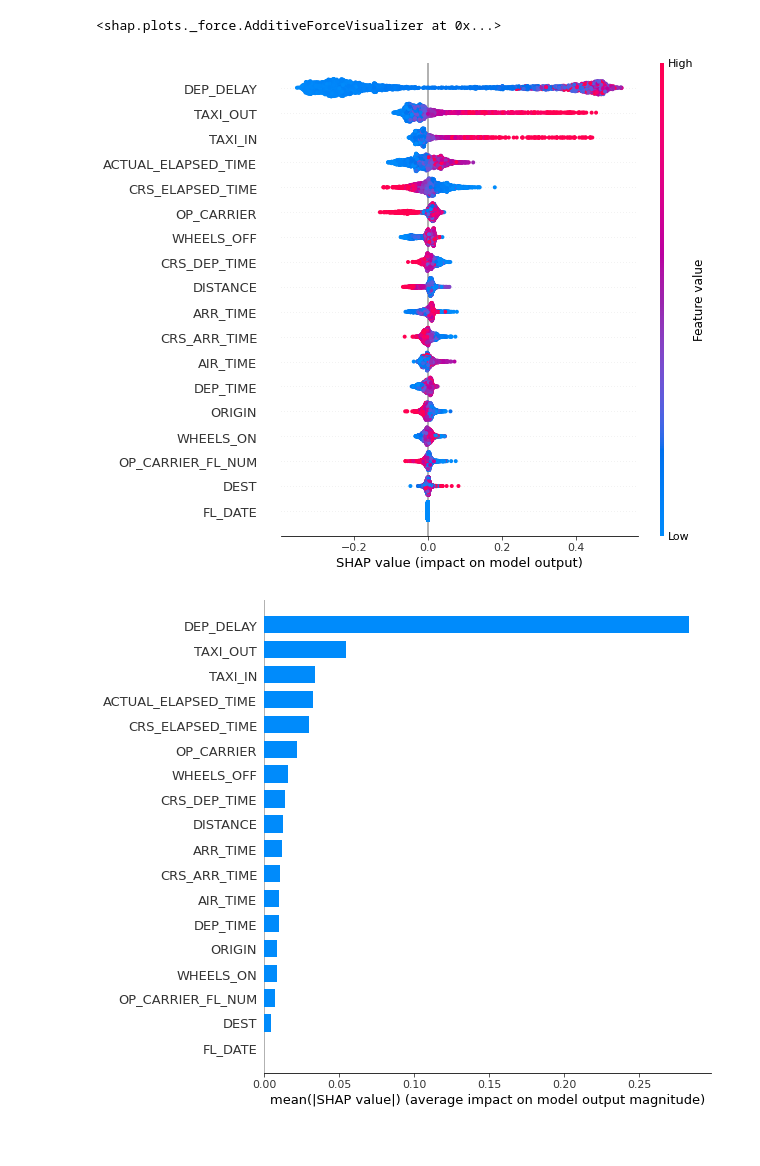
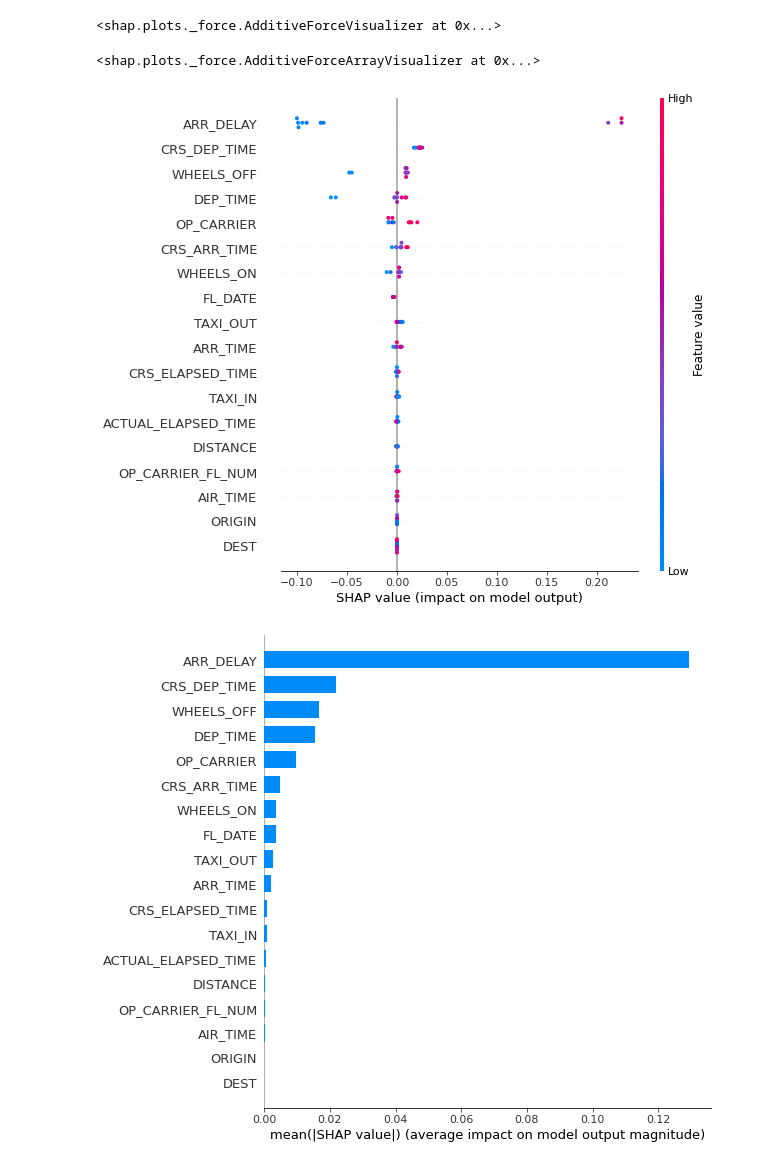
Before and after one commit to td2thinh/ElectricityConsumptionML, a Jupyter notebook: AirlinesData.ipynb, the cells around one changed output. Cells and saved outputs as stored; diff of their text form; code cells hidden in the pictures.

```diff
--- a/AirlinesData.ipynb
+++ b/AirlinesData.ipynb
@@ -2,7 +2,7 @@
 import pandas as pd
 import numpy as np
 # %%
-df = pd.read_csv("D:/game/AirlinesDATA/201810k.csv")
+df = pd.read_csv("D:/game/AirlinesDATA/2018NEW.csv")
 # %%
 df['OP_CARRIER'].replace({
     'UA':'United Airlines',
@@ -85,7 +87,7 @@ feature_cols = ['FL_DATE',
  'DEST',
  'CRS_DEP_TIME',
  'DEP_TIME',
- 'DEP_DELAY',
+ 'ARR_DELAY',
  'TAXI_OUT',
  'WHEELS_OFF',
  'WHEELS_ON',
@@ -97,9 +99,9 @@ feature_cols = ['FL_DATE',
  'AIR_TIME',
  'DISTANCE']
 # %%
-df['ARR_DELAY'][df['ARR_DELAY'] < 0] = 0
-df['ARR_DELAY'][df['ARR_DELAY'] > 0] = 1
-df['ARR_DELAY'] = df['ARR_DELAY'].astype('bool')
+df['DEP_DELAY'][df['DEP_DELAY'] < 0] = 0
+df['DEP_DELAY'][df['DEP_DELAY'] > 0] = 1
+df['DEP_DELAY'] = df['DEP_DELAY'].astype('bool')
 # %% [output]
 A value is trying to be set on a copy of a slice from a DataFrame
 
@@ -180,13 +183,13 @@ memory usage: 1.3 MB
 # %%
 X = df[feature_cols]
-y = df.ARR_DELAY
+y = df.DEP_DELAY
 # Split dataset into training set and test set
 X_train, X_test, y_train, y_test = train_test_split(X, y, test_size=0.3) # 70% training and 30% test
 #Import Random Forest Model
 from sklearn.ensemble import RandomForestClassifier
 
 #Create a Gaussian Classifier
-clf=RandomForestClassifier(n_estimators=100)
+clf=RandomForestClassifier(n_estimators=100, max_depth=3)
 
 #Train the model using the training sets y_pred=clf.predict(X_test)
 model=clf.fit(X_train,y_train)
@@ -216,14 +225,16 @@ import shap
  # obtain shap values for the test data
  shap_values = explainer.shap_values(X_test[:10])
  shap.force_plot(explainer.expected_value[0], shap_values[0], X_test[:10])
+# %% [output]
+<shap.plots._force.AdditiveForceArrayVisualizer at 0x...>
 # %%
-shap.summary_plot(shap_values[1], X_test)
+shap.summary_plot(shap_values[1], X_test[:10])
 # %% [output]
-[figure, old version]
+[figure, new version]
 # %%
 shap.summary_plot(shap_values[1], X_test, plot_type='bar')
 # %% [output]
-[figure, old version]
+[figure, new version]
 # %%
 shap.decision_plot(explainer.expected_value[1], shap_values[1], X, ignore_warnings=True)
 # %% [output]
```
Also changed, not shown: parts of 11 cells of this notebook.
